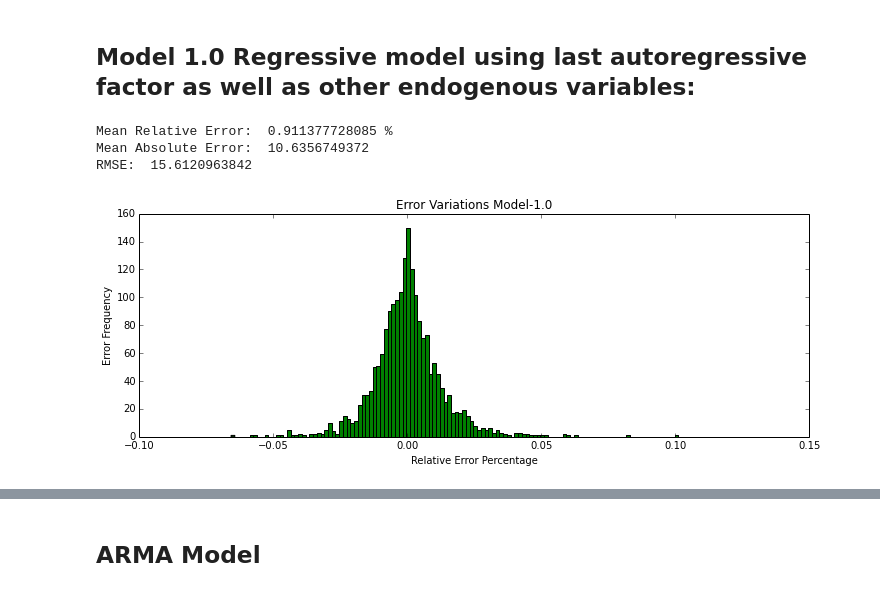
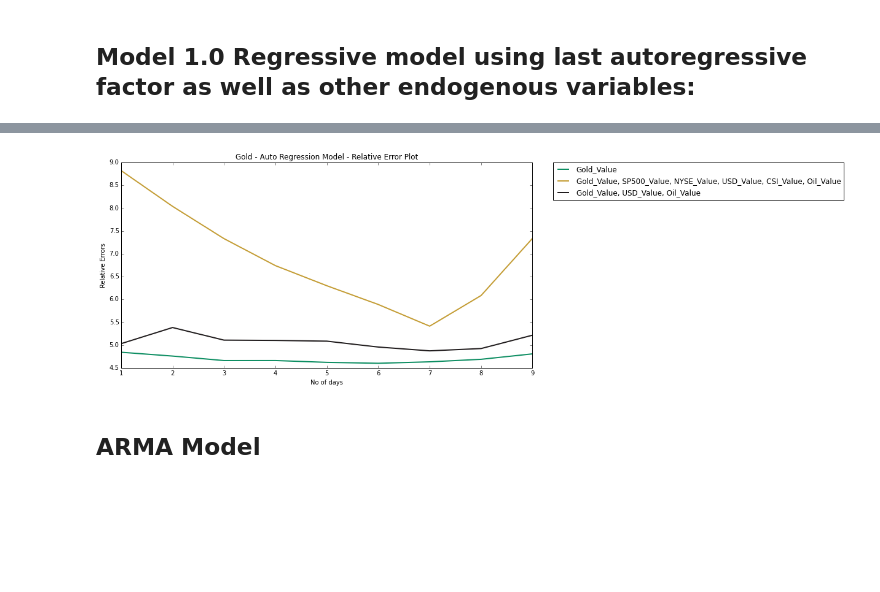
Before and after one commit to Sree-vathsan/CSE591-Data-Science-Project, a Jupyter notebook: Modular_Code_Linear_Regression_Gold.ipynb, the cells around one changed output, grey strips where cells are left out. Drawn from its saved outputs; the diff is of its cells as text; code cells hidden in the pictures; blank space fills up the shorter version.

```diff
--- a/Modular_Code_Linear_Regression_Gold.ipynb
+++ b/Modular_Code_Linear_Regression_Gold.ipynb
@@ -162,19 +145,7 @@ errABS= np.absolute(yPred-yArrTest)
 # %%
-print ("Mean Relative Error: ", np.mean(errVar), "%")
-print ("Mean Absolute Error: ", np.mean(errABS))
-print ("RMSE: ",errRMSE)
-
 def plot(err,c,nb):
     fig, axes = plt.subplots(1, 1, figsize=(12,4))
     axes.hist(err, color=c, bins=nb)
     axes.set_ylabel('Error Frequency')
-    axes.set_xlabel('Relative Error Percentage')
+    axes.set_xlabel('Error')
     axes.set_title("Error Variations Model-1.0")
-
-
-plot(errPred/yArrTest,'g',120)
-# %% [output]
-Mean Relative Error:  0.911377728085 %
-Mean Absolute Error:  10.6356749372
-RMSE:  15.6120963842
-[figure, removed]
@@ -180,0 +172,9 @@ RMSE:  15.6120963842
+# %%
+def frameString(modelVector, candidatesList):
+    displayString = ''
+    for i in range(len(modelVector)):
+        if(modelVector[i] > 0):
+            if(len(displayString)>0):
+                displayString += ', '
+            displayString += candidatesList[i]
+    return displayString
@@ -180,0 +230,45 @@ RMSE:  15.6120963842
+# %%
+#[Gold, SP500, NYSE, USD_Index, CSI, Oil]
+inputModels = [\
+               np.array([1,0,0,0,0,0]), \
+               np.array([1,1,1,1,1,1]), \
+               np.array([1,0,0,1,0,1]) \
+               ]
+maxDays = 10
+dfResult = DataFrame(data=None, columns=['Model', 'Days', 'Predicted_Value', 'Relative_Error(%)', 'Confidence(%)', \
+                                         'Mean_Absolute_Error', 'Mean_RMS_Error'])
+ctr = 0
+figHeight = 6
+figWidth = 12
+fig0, axes0 = plt.subplots(1, figsize=(figWidth,figHeight))
+axes0.set_title("Gold - Auto Regression Model - Relative Error Plot")
+axes0.set_ylabel("Relative Errors")
+axes0.set_xlabel("No of days")
+for m in range(len(inputModels)):
+    modelVector = inputModels[m]
+    nMonths = []
+    relErrModel = []
+    for i in arange(1,maxDays,1):
+        if(i > 1):
+            modelVector[modelVector == (i-1)] = i
+        yArrTest = np.array(dfMasterTest[candidatesList[0]])
+        modelRes,yPred = model_1_0(dfMasterTrain,dfMasterTest,modelVector)
+        meanErrRel,meanErrABS,meanErrRMSE = computeErrors(yPred, yArrTest)
+        relErrModel.append(meanErrRel)
+        nMonths.append(i)
+        predVal,meanRelErr,conf = computePrediction(modelRes, dfMasterTrain, dfMasterTest, modelVector, yPred, candidatesList)
+        #print(displayStr)
+        modelName = frameString(modelVector, candidatesList)
+        dfResult.loc[ctr,'Model'] = modelName
+        dfResult.loc[ctr,'Days'] = i
+        dfResult.loc[ctr,'Predicted_Value'] = predVal
+        dfResult.loc[ctr,'Relative_Error(%)'] = meanRelErr
+        dfResult.loc[ctr,'Confidence(%)'] = conf
+        dfResult.loc[ctr,'Mean_Absolute_Error'] = meanErrABS
+        dfResult.loc[ctr,'Mean_RMS_Error'] = meanErrRMSE
+        ctr = ctr + 1
+    plt.plot(nMonths,relErrModel, linewidth=2, color=random.rand(3,1), label=modelName)
+    # Place a legend to the right of this smaller figure.
+    plt.legend(bbox_to_anchor=(1.05, 1), loc=2, borderaxespad=0.)
+dfResult
+# %% [output]
@@ -181,3 +292,4 @@ RMSE:  15.6120963842
+[figure, added]
 # %% [markdown]
 ## ARMA Model
 # %%
```
Also changed, not shown: parts of 8 cells of this notebook, 1 other file.
